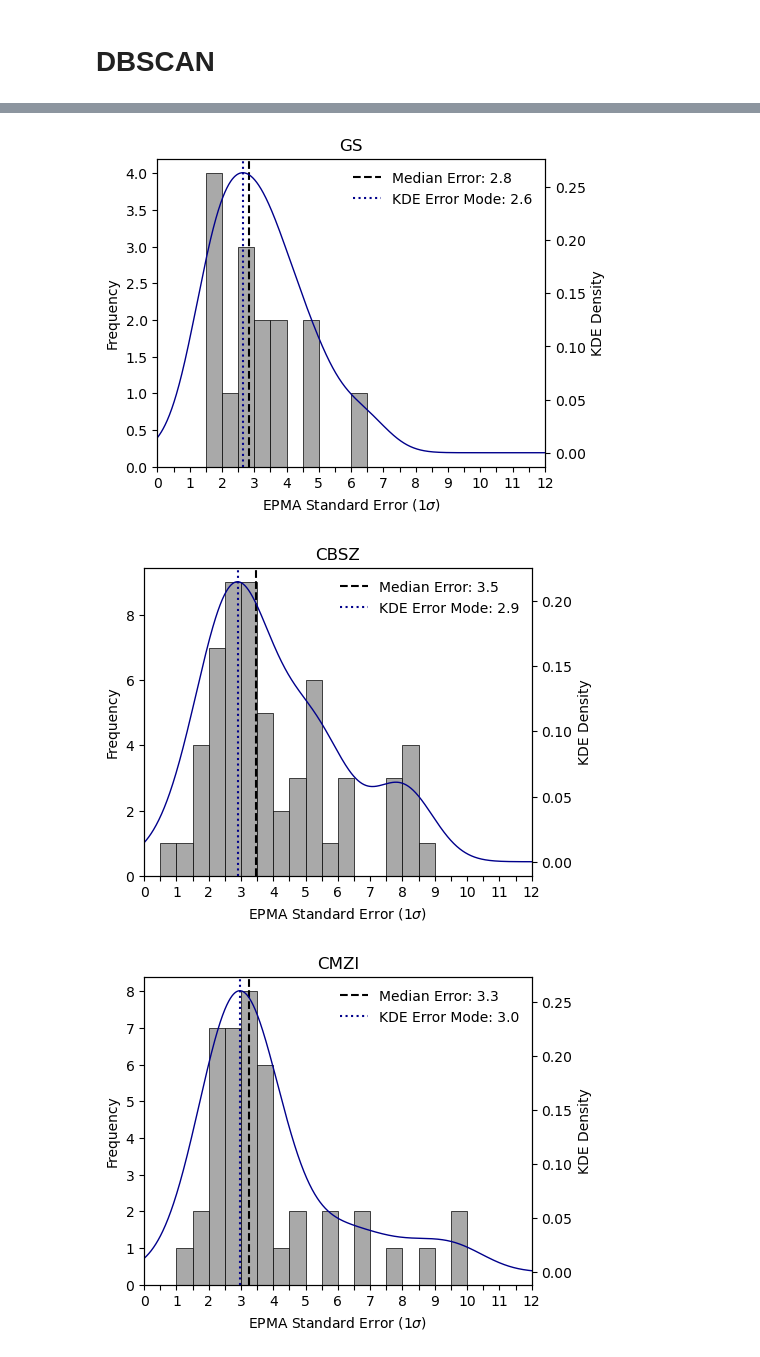
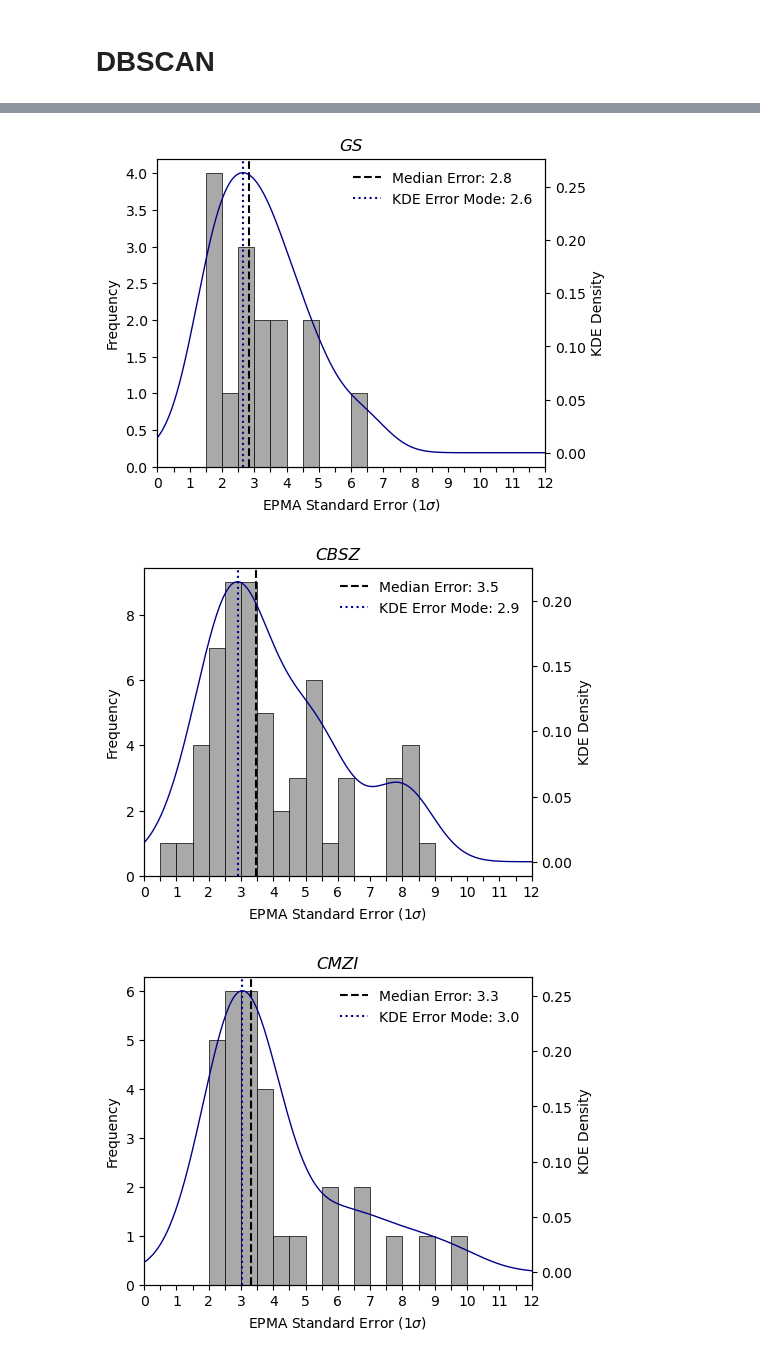
Before and after one commit to masseygeo/monazite-age-clustering, a Jupyter notebook: code/dbscan.ipynb, the cells around one changed output, grey strips where cells are left out. Saved outputs shown, nothing was run; the diff lists cells and outputs as text; code cells hidden in the pictures.

Commit message:
Updated results for K-Means, GMM, & DBSCAN using updated garnet & cordierite subsets from CMZI.

```diff
--- a/code/dbscan.ipynb
+++ b/code/dbscan.ipynb
@@ -51,10 +43,13 @@ gap=0.3
 ##### read into df...
 df = pd.read_csv(clean_path)
 
-# mask for garnet/cordierite lithologies (optional)...
-# mask = (df['zone'] == 'MDHSZ') | (df['zone'] == 'GS') | (df['zone'] == 'CBSZ') | (df['zone'] == 'CMZI') & (df['garnet'] == 1)
-mask = (df['zone'] == 'MDHSZ') | (df['zone'] == 'GS') | (df['zone'] == 'CBSZ') | (df['zone'] == 'CMZI') & (df['cordierite'] == 1)
-df = df[mask]
+# Optional - mask for garnet or cordierite lithologies...
+# garnet (includes MDHSZ, GS, CBSZ, CMZI)
+# grt_mask = df['garnet'] == 1
+# df = df[grt_mask]
+# cordierite lithologies (only in CMZI; plotting requires other zones also)
+crd_mask = (df['zone'] == 'MDHSZ') | (df['zone'] == 'GS') | (df['zone'] == 'CBSZ') | (df['zone'] == 'CMZI') & (df['garnet'] == 0)
+df = df[crd_mask]
 
 df.sort_values('error', inplace=True)
 df.reset_index(inplace=True)
@@ -102,35 +97,35 @@ for zone in structural_zones:
 
 
     ##### plot error histogram & KDE...
     fig, ax = plt.subplots(figsize=(5,4))
     ax2 = ax.twinx()
 
 
     ax.hist(x=data, linewidth=0.5, edgecolor='k', facecolor='darkgrey', bins=bins, align='mid')
     ax2.plot(x, kde, linewidth=1, color='darkblue')
     ax.axvline(x=q50, color='k', linestyle='--', linewidth=1.5, label=f"Median Error: {round(q50, 1)}")
     ax.axvline(x=kde_mode, color='darkblue', linestyle=':', linewidth=1.5, label=f"KDE Error Mode: {round(kde_mode, 1)}")
 
 
     ax.legend(frameon=False)
     ax.set_xlim(bins.min(), bins.max())
     ax.set_xticks(bins)
     ax.set_xticklabels([int(i) if i%1==0 else '' for i in bins])
-    ax.set_title(f"{zone}")
+    ax.set_title(f"{zone}", style='italic')
     ax.set_ylabel(r'Frequency')
     ax2.set_ylabel('KDE Density')
     ax.set_xlabel(r'EPMA Standard Error (1$\sigma$)')
 
     output_path = f"{output_dir}/{group_type}_{zone}_se_CRD"
     plt.savefig(output_path + '.png', dpi=300, bbox_inches='tight', pad_inches=0)
     plt.savefig(output_path + '.svg', dpi=300, bbox_inches='tight', pad_inches=0)
 
     plt.show()
 # %% [output]
 [figure]
 [figure]
 [figure]
-[figure, old version]
+[figure, new version]
 # %%
 
 
```
Also changed, not shown: parts of 3 cells of this notebook, 51 other files.
